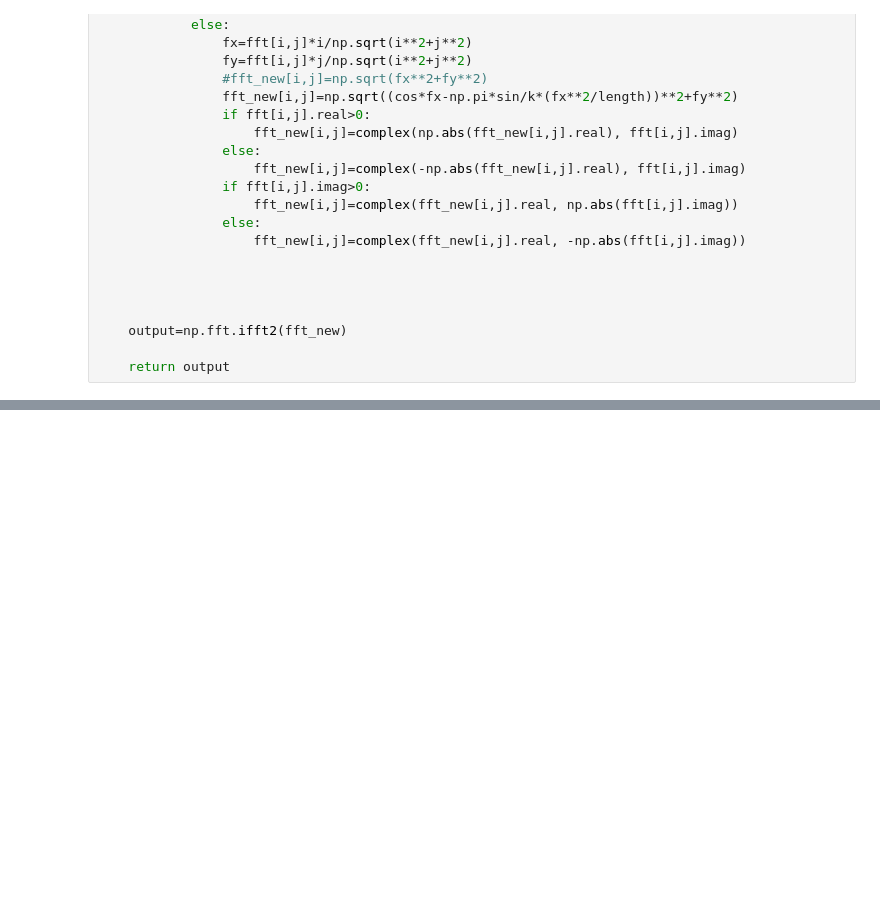
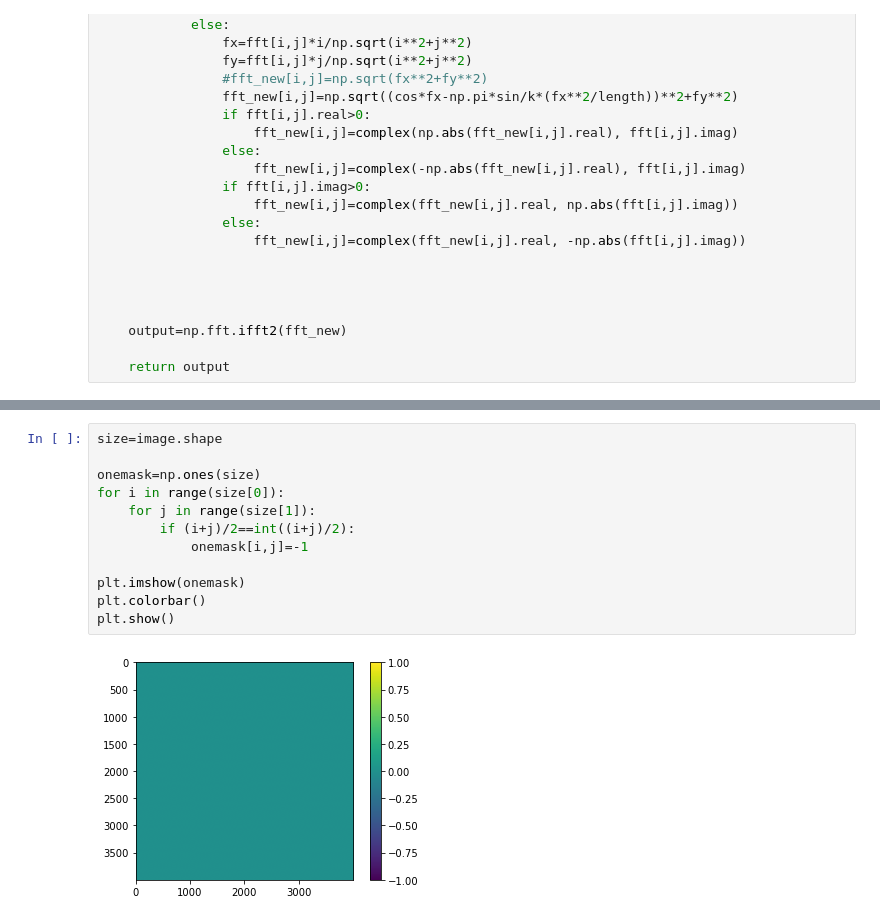
Before and after one commit to hiddenpaw/4F-Simulation, a Jupyter notebook: Propagation.ipynb, the cells around one changed output, grey strips where cells are left out. Drawn from its saved outputs; the diff is of its cells as text; blank space fills up the shorter version.

```diff
--- a/Propagation.ipynb
+++ b/Propagation.ipynb
@@ -89,0 +91,14 @@ plt.show()
+# %%
+size=image.shape
+
+onemask=np.ones(size)
+for i in range(size[0]):
+    for j in range(size[1]):
+        if (i+j)/2==int((i+j)/2):
+            onemask[i,j]=-1
+
+plt.imshow(onemask)
+plt.colorbar()
+plt.show()
+# %% [output]
+[figure, added]
```
Also changed, not shown: parts of 6 cells of this notebook.
